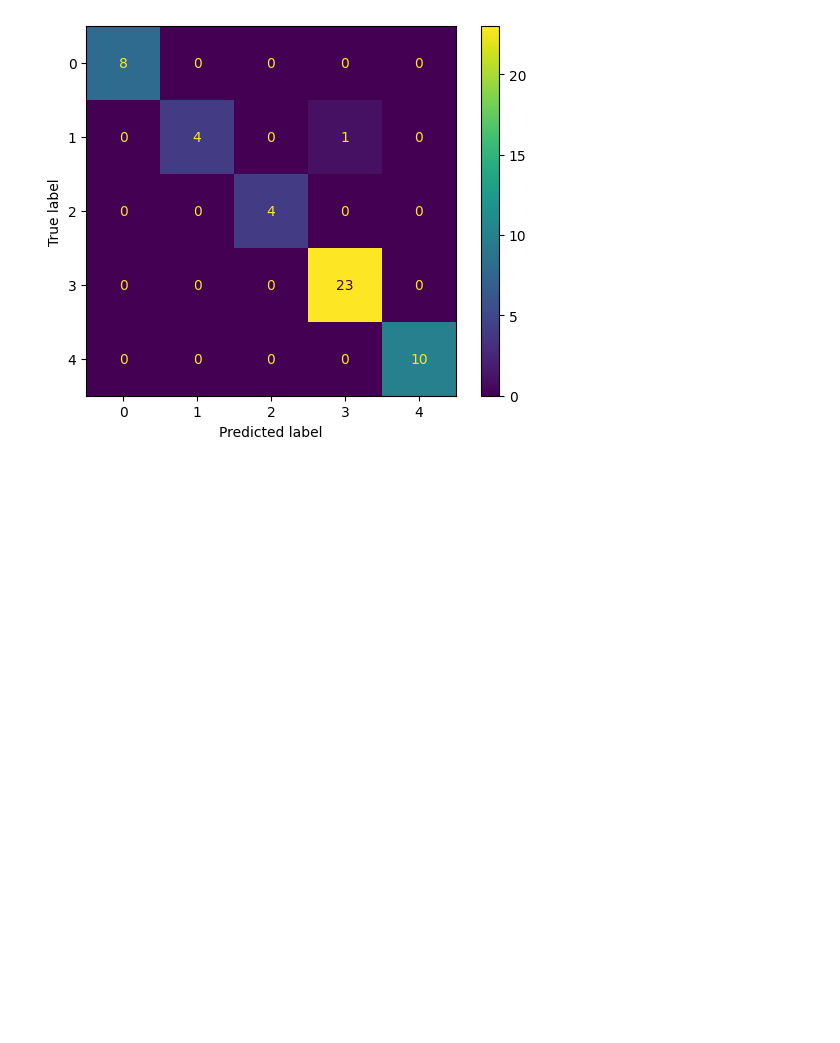
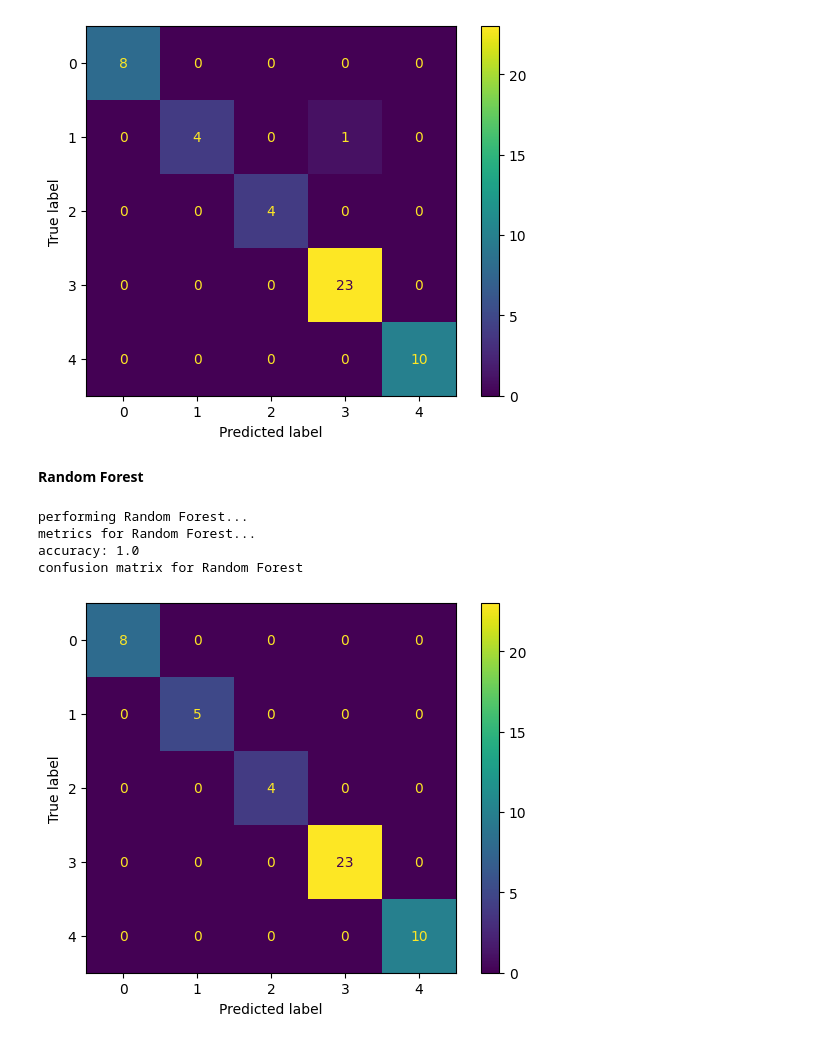
Before and after one commit to cohensaeb/class_notes, a Jupyter notebook: 1002_Assignment_2/Assignment_2_Ahmad_Sayeb.ipynb, the cells around one changed output. Saved outputs shown, nothing was run; the diff lists cells and outputs as text; code cells hidden in the pictures; blank space fills up the shorter version.

```diff
--- a/1002_Assignment_2/Assignment_2_Ahmad_Sayeb.ipynb
+++ b/1002_Assignment_2/Assignment_2_Ahmad_Sayeb.ipynb
@@ -124,19 +129,33 @@ def random_forest(X_train: 'df', X_test: 'df', y_train: 'df', y_test: 'df'):
     '''
     applying random forest
     '''
+    print('performing Random Forest...')
     rf = RandomForestClassifier(random_state=0, max_depth=5)
-    rf.fit(X_train.values, y_train.values)
-    y_rf = rf.predict(X_test)
-    return y_rf
+    rf.fit(X_train.values, y_train.values.ravel())
+    y_rf = rf.predict(X_test.values)
+    print('metrics for Random Forest...')
+    print(f'accuracy: {accuracy_score(y_test.values.ravel(), y_rf)}')
+    print('confusion matrix for Random Forest\n')
+    cm = confusion_matrix(y_test.values.ravel(), y_rf, labels=rf.classes_)
+    disp = ConfusionMatrixDisplay(confusion_matrix=cm, display_labels=rf.classes_)
+    disp.plot()
+    plt.show()
 
 def naive_bayes(X_train: 'df', X_test: 'df', y_train: 'df', y_test: 'df'):
     '''
     applying naive bayes
     '''
+    print('performing Random Forest...')
     nv = GaussianNB()
-    nv.fit(X_train.values, y_train.values)
-    y_nv = nv.predict(X_test)
-    return y_nv
+    nv.fit(X_train.values, y_train.values.ravel())
+    y_nv = nv.predict(X_test.values)
+    print('metrics for Naive Bayes...')
+    print(f'accuracy: {accuracy_score(y_test.values.ravel(), y_nv)}')
+    print('confusion matrix for Naive Bayes\n')
+    cm = confusion_matrix(y_test.values.ravel(), y_nv, labels=nv.classes_)
+    disp = ConfusionMatrixDisplay(confusion_matrix=cm, display_labels=nv.classes_)
+    disp.plot()
+    plt.show()
 # %% [markdown]
 #### Loading Data
 # %%
@@ -260,3 +279,13 @@ metrics for Decesion Tree...
 accuracy: 0.98
 confusion matrix for Decesion Tree
 [figure]
+# %% [markdown]
+**Random Forest**
+# %%
+random_forest(X_train, X_test, y_train, y_test)
+# %% [output]
+performing Random Forest...
+metrics for Random Forest...
+accuracy: 1.0
+confusion matrix for Random Forest
+[figure, added]
```
Also changed, not shown: parts of 11 cells of this notebook.
